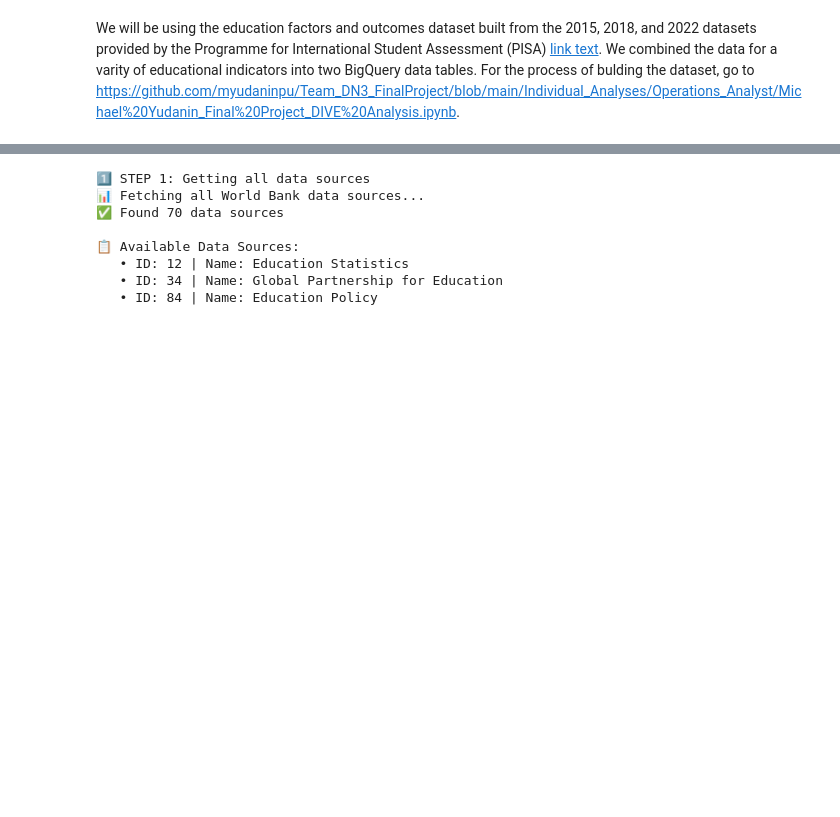
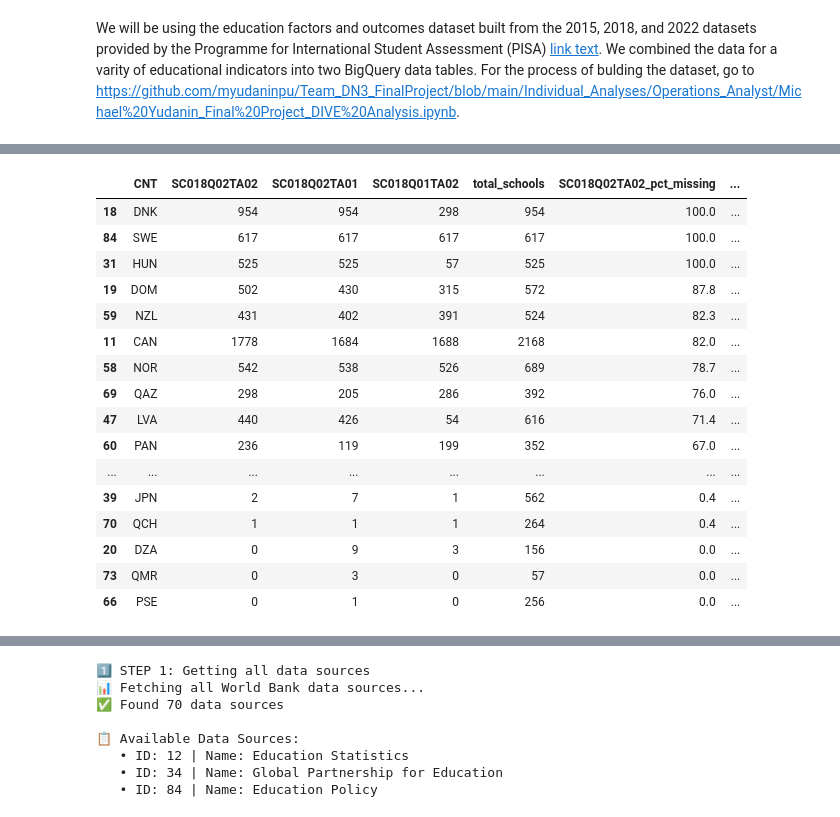
Before and after one commit to myudaninpu/Team_DN3_FinalProject, a Jupyter notebook: Individual_Analyses/Operations_Analyst/Michael Yudanin_Final Project_DIVE Analysis.ipynb, the cells around one changed output, grey strips where cells are left out. Saved outputs shown, nothing was run; the diff lists cells and outputs as text; code cells hidden in the pictures; blank space fills up the shorter version.

```diff
--- a/Individual_Analyses/Operations_Analyst/Michael Yudanin_Final Project_DIVE Analysis.ipynb
+++ b/Individual_Analyses/Operations_Analyst/Michael Yudanin_Final Project_DIVE Analysis.ipynb
@@ -36,0 +1220,30 @@ We will be using the education factors and outcomes dataset built from the 2015,
+# %%
+missing_cols = ['SC018Q02TA02', 'SC018Q02TA01', 'SC018Q01TA02']
+# %%
+missing_by_country = df.groupby('CNT')[missing_cols].apply(lambda x: x.isnull().sum()).reset_index()
+missing_by_country['total_schools'] = df.groupby('CNT').size().values
+
+# Calculate percentages
+for col in missing_cols:
+    missing_by_country[f'{col}_pct_missing'] = (missing_by_country[col] / missing_by_country['total_schools'] * 100).round(1)
+
+missing_summary_df = missing_by_country.sort_values('SC018Q02TA02_pct_missing', ascending=False)
+missing_summary_df
+# %% [output]
+|  | CNT | SC018Q02TA02 | SC018Q02TA01 | SC018Q01TA02 | total_schools | SC018Q02TA02_pct_missing | ... |
+| 18 | DNK | 954 | 954 | 298 | 954 | 100.0 | ... |
+| 84 | SWE | 617 | 617 | 617 | 617 | 100.0 | ... |
+| 31 | HUN | 525 | 525 | 57 | 525 | 100.0 | ... |
+| 19 | DOM | 502 | 430 | 315 | 572 | 87.8 | ... |
+| 59 | NZL | 431 | 402 | 391 | 524 | 82.3 | ... |
+| 11 | CAN | 1778 | 1684 | 1688 | 2168 | 82.0 | ... |
+| 58 | NOR | 542 | 538 | 526 | 689 | 78.7 | ... |
+| 69 | QAZ | 298 | 205 | 286 | 392 | 76.0 | ... |
+| 47 | LVA | 440 | 426 | 54 | 616 | 71.4 | ... |
+| 60 | PAN | 236 | 119 | 199 | 352 | 67.0 | ... |
+| ... | ... | ... | ... | ... | ... | ... | ... |
+| 39 | JPN | 2 | 7 | 1 | 562 | 0.4 | ... |
+| 70 | QCH | 1 | 1 | 1 | 264 | 0.4 | ... |
+| 20 | DZA | 0 | 9 | 3 | 156 | 0.0 | ... |
+| 73 | QMR | 0 | 3 | 0 | 57 | 0.0 | ... |
+| 66 | PSE | 0 | 1 | 0 | 256 | 0.0 | ... |
```
Also changed, not shown: parts of 67 cells of this notebook, 2 other files.
